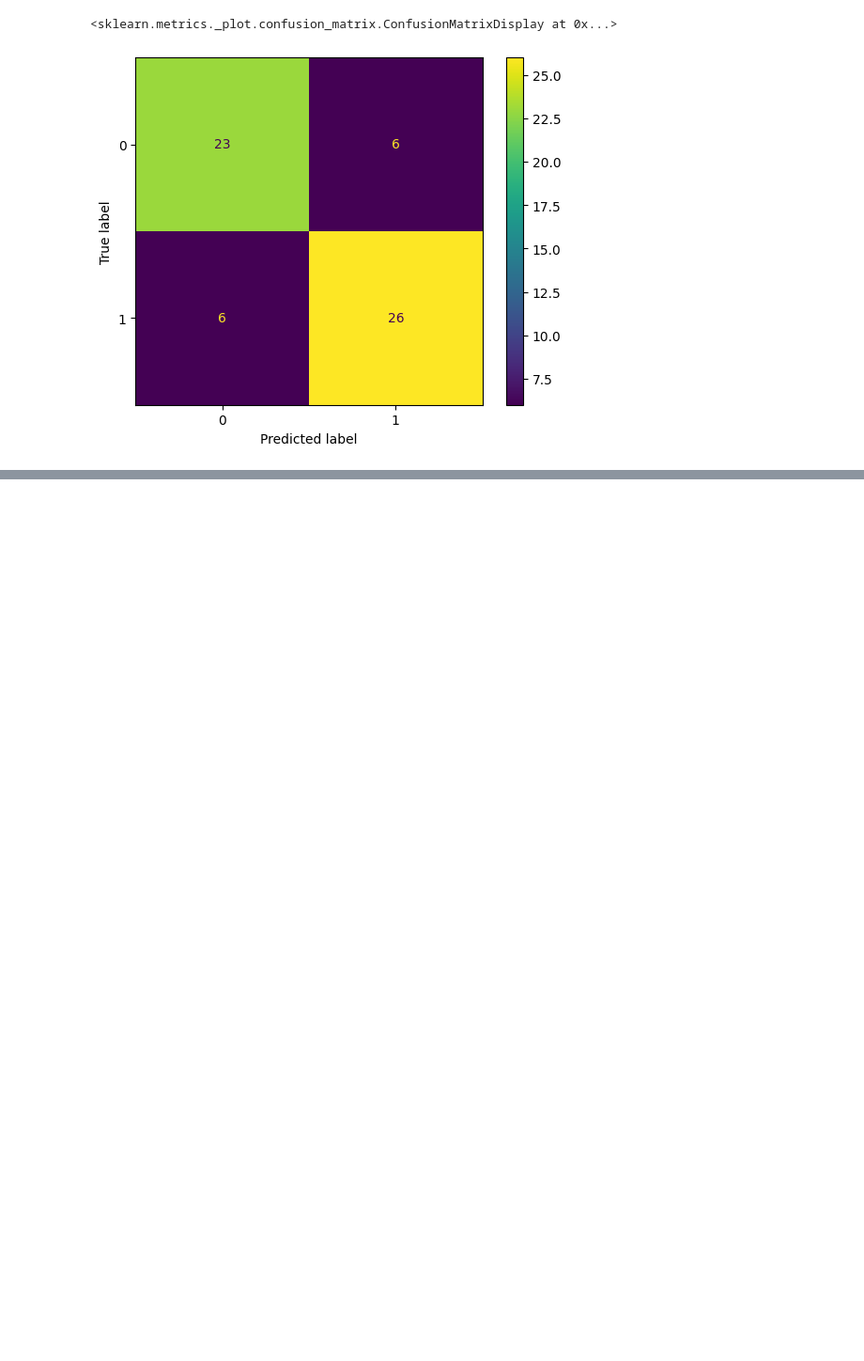
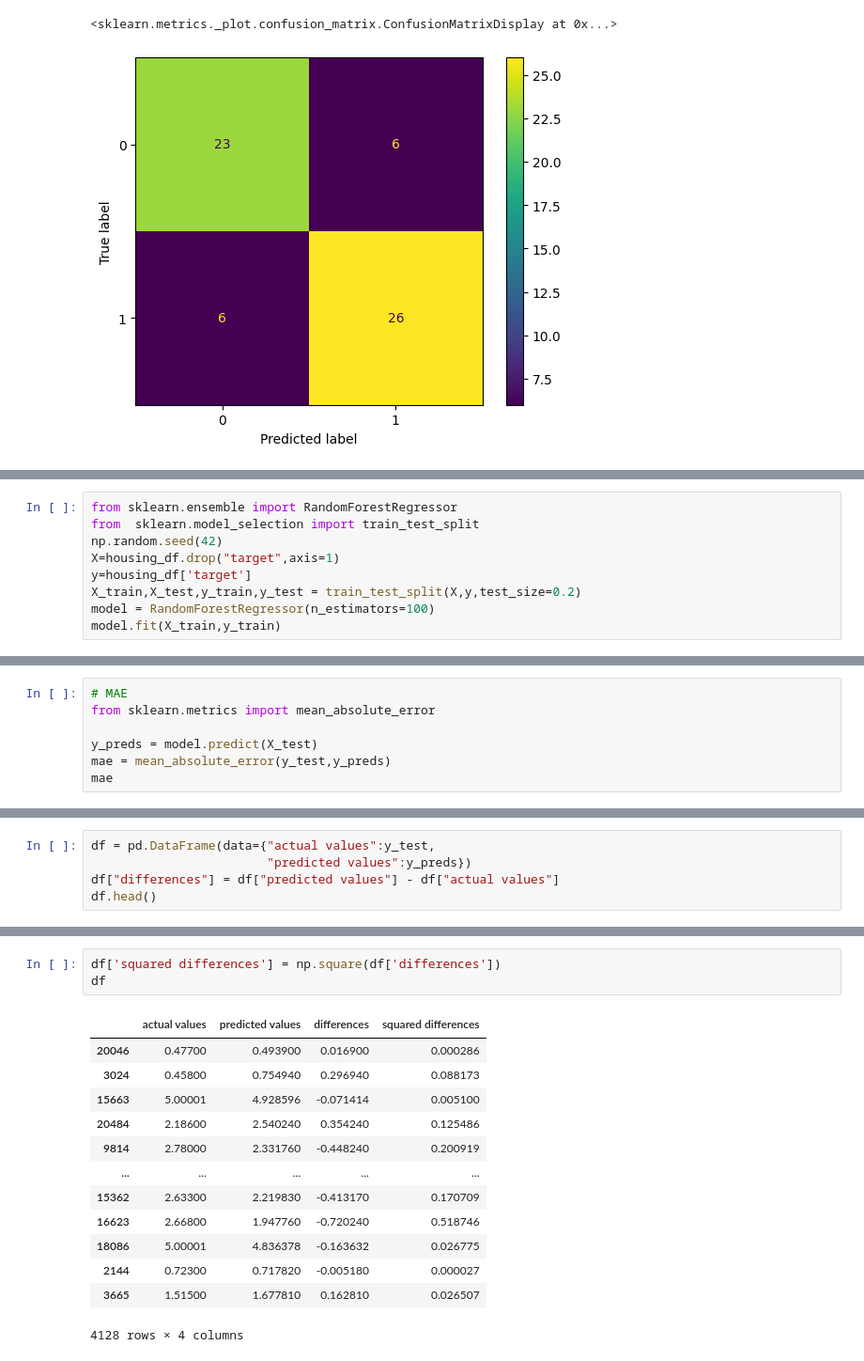
Before and after one commit to LtaiefAtef/Machine-Learning, a Jupyter notebook: Udemy/scikit-learn.ipynb, the cells around one changed output, grey strips where cells are left out. Shown at 94% size. Saved outputs shown, nothing was run; the diff lists cells and outputs as text; blank space fills up the shorter version.

Commit message:
I learned how to evaluate my model using various methods

```diff
--- a/Udemy/scikit-learn.ipynb
+++ b/Udemy/scikit-learn.ipynb
@@ -900,0 +941,9 @@ ConfusionMatrixDisplay.from_predictions(y_true=y_test,y_pred=y_preds)
+# %%
+from sklearn.ensemble import RandomForestRegressor
+from  sklearn.model_selection import train_test_split
+np.random.seed(42)
+X=housing_df.drop("target",axis=1)
+y=housing_df['target']
+X_train,X_test,y_train,y_test = train_test_split(X,y,test_size=0.2)
+model = RandomForestRegressor(n_estimators=100)
+model.fit(X_train,y_train)
@@ -900,0 +985,7 @@ ConfusionMatrixDisplay.from_predictions(y_true=y_test,y_pred=y_preds)
+# %%
+# MAE
+from sklearn.metrics import mean_absolute_error
+
+y_preds = model.predict(X_test)
+mae = mean_absolute_error(y_test,y_preds)
+mae
@@ -900,0 +994,5 @@ ConfusionMatrixDisplay.from_predictions(y_true=y_test,y_pred=y_preds)
+# %%
+df = pd.DataFrame(data={"actual values":y_test,
+                        "predicted values":y_preds})
+df["differences"] = df["predicted values"] - df["actual values"]
+df.head()
@@ -900,0 +1023,17 @@ ConfusionMatrixDisplay.from_predictions(y_true=y_test,y_pred=y_preds)
+# %%
+df['squared differences'] = np.square(df['differences'])
+df
+# %% [output]
+|  | actual values | predicted values | differences | squared differences |
+| 20046 | 0.47700 | 0.493900 | 0.016900 | 0.000286 |
+| 3024 | 0.45800 | 0.754940 | 0.296940 | 0.088173 |
+| 15663 | 5.00001 | 4.928596 | -0.071414 | 0.005100 |
+| 20484 | 2.18600 | 2.540240 | 0.354240 | 0.125486 |
+| 9814 | 2.78000 | 2.331760 | -0.448240 | 0.200919 |
+| ... | ... | ... | ... | ... |
+| 15362 | 2.63300 | 2.219830 | -0.413170 | 0.170709 |
+| 16623 | 2.66800 | 1.947760 | -0.720240 | 0.518746 |
+| 18086 | 5.00001 | 4.836378 | -0.163632 | 0.026775 |
+| 2144 | 0.72300 | 0.717820 | -0.005180 | 0.000027 |
+| 3665 | 1.51500 | 1.677810 | 0.162810 | 0.026507 |
+4128 rows × 4 columns
```
Also changed, not shown: parts of 18 cells of this notebook.
